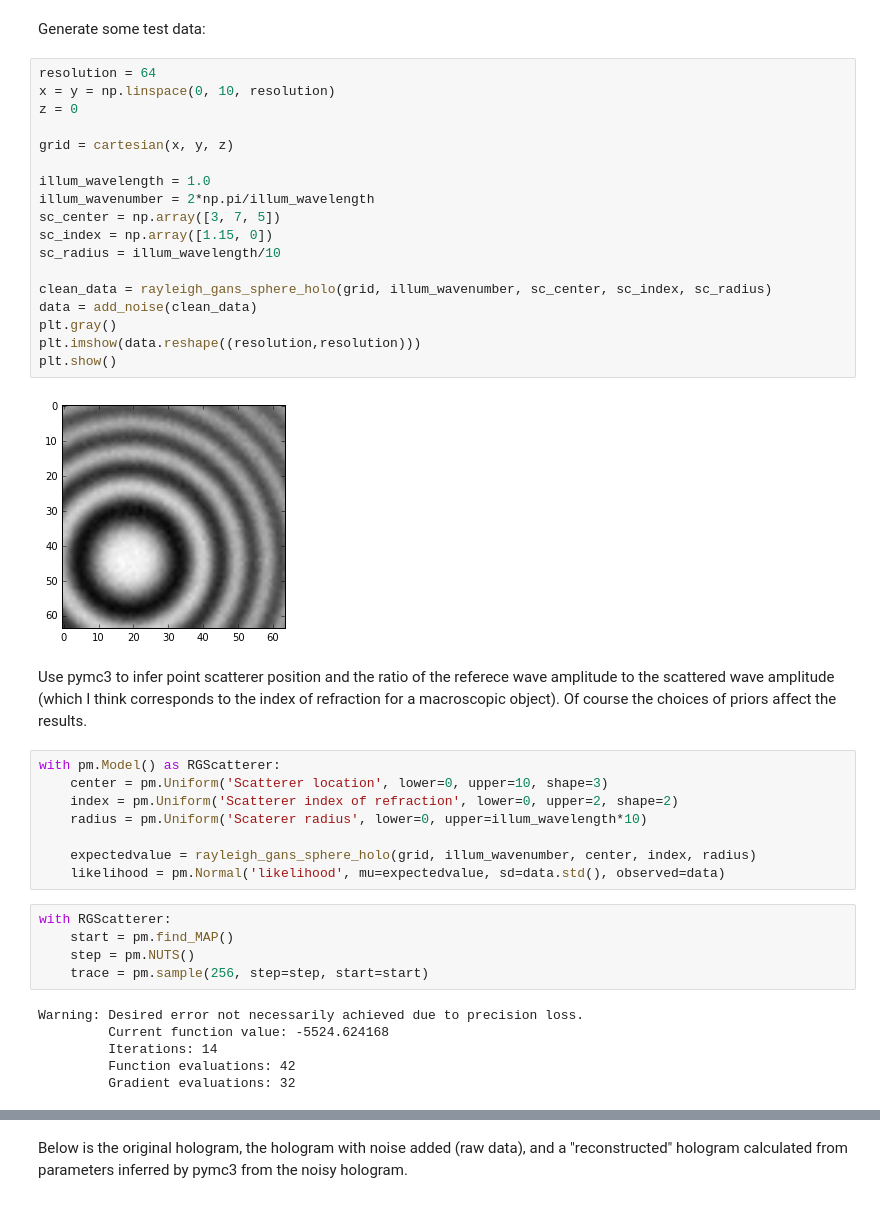
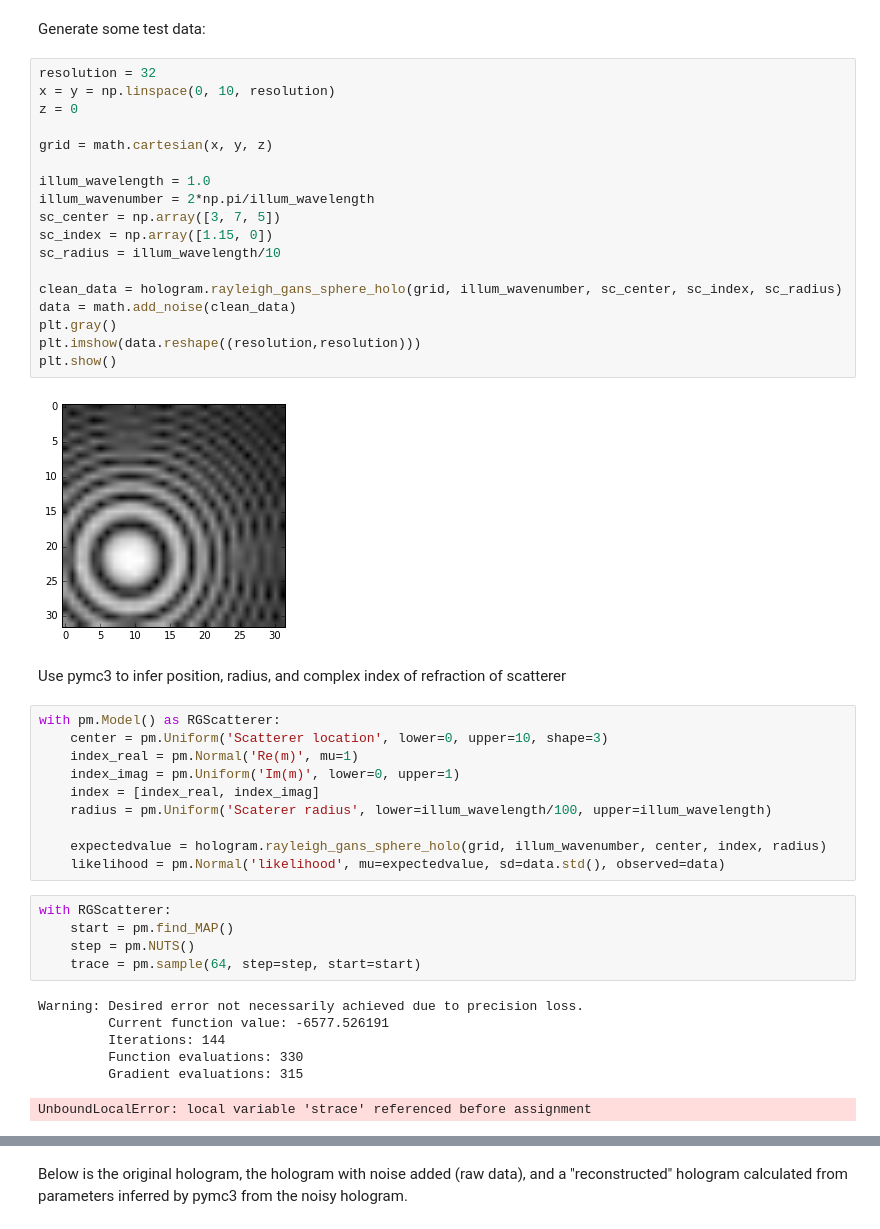
Before and after one commit to ralex0/holoinfer, a Jupyter notebook: inference.ipynb, the cells around one changed output, grey strips where cells are left out. Cells and saved outputs as stored; diff of their text form.

Commit message:
model edits and inference notebook edits

```diff
--- a/inference.ipynb
+++ b/inference.ipynb
@@ -55,45 +11,48 @@ def rayleigh_gans_sphere_holo(position, k, center, m, a):
 # %% [markdown]
 Generate some test data:
 # %%
-resolution = 64
+resolution = 32
 x = y = np.linspace(0, 10, resolution)
 z = 0
 
-grid = cartesian(x, y, z)
+grid = math.cartesian(x, y, z)
 
 illum_wavelength = 1.0
 illum_wavenumber = 2*np.pi/illum_wavelength
 sc_center = np.array([3, 7, 5])
 sc_index = np.array([1.15, 0])
 sc_radius = illum_wavelength/10
 
-clean_data = rayleigh_gans_sphere_holo(grid, illum_wavenumber, sc_center, sc_index, sc_radius)
-data = add_noise(clean_data)
+clean_data = hologram.rayleigh_gans_sphere_holo(grid, illum_wavenumber, sc_center, sc_index, sc_radius)
+data = math.add_noise(clean_data)
 plt.gray()
 plt.imshow(data.reshape((resolution,resolution)))
 plt.show()
 # %% [output]
-[figure, old version]
+[figure, new version]
-# %% [markdown]
-Use pymc3 to infer point scatterer position and the ratio of the referece wave amplitude to the scattered wave amplitude (which I think corresponds to the index of refraction for a macroscopic object). Of course the choices of priors affect the results.
+# %% [markdown]
+Use pymc3 to infer position, radius, and complex index of refraction of scatterer
 # %%
 with pm.Model() as RGScatterer:
     center = pm.Uniform('Scatterer location', lower=0, upper=10, shape=3)
-    index = pm.Uniform('Scatterer index of refraction', lower=0, upper=2, shape=2)
-    radius = pm.Uniform('Scaterer radius', lower=0, upper=illum_wavelength*10)
+    index_real = pm.Normal('Re(m)', mu=1)
+    index_imag = pm.Uniform('Im(m)', lower=0, upper=1)
+    index = [index_real, index_imag]
+    radius = pm.Uniform('Scaterer radius', lower=illum_wavelength/100, upper=illum_wavelength)
 
-    expectedvalue = rayleigh_gans_sphere_holo(grid, illum_wavenumber, center, index, radius)
+    expectedvalue = hologram.rayleigh_gans_sphere_holo(grid, illum_wavenumber, center, index, radius)
     likelihood = pm.Normal('likelihood', mu=expectedvalue, sd=data.std(), observed=data)
 # %%
 with RGScatterer:
     start = pm.find_MAP()
     step = pm.NUTS()
-    trace = pm.sample(256, step=step, start=start)
+    trace = pm.sample(64, step=step, start=start)
 # %% [output]
 Warning: Desired error not necessarily achieved due to precision loss.
-         Current function value: -5524.624168
-         Iterations: 14
-         Function evaluations: 42
-         Gradient evaluations: 32
+         Current function value: -6577.526191
+         Iterations: 144
+         Function evaluations: 330
+         Gradient evaluations: 315
+UnboundLocalError: local variable 'strace' referenced before assignment
 # %%
 pm.traceplot(trace)
```
Also changed, not shown: parts of 8 cells of this notebook, 3 other files.
